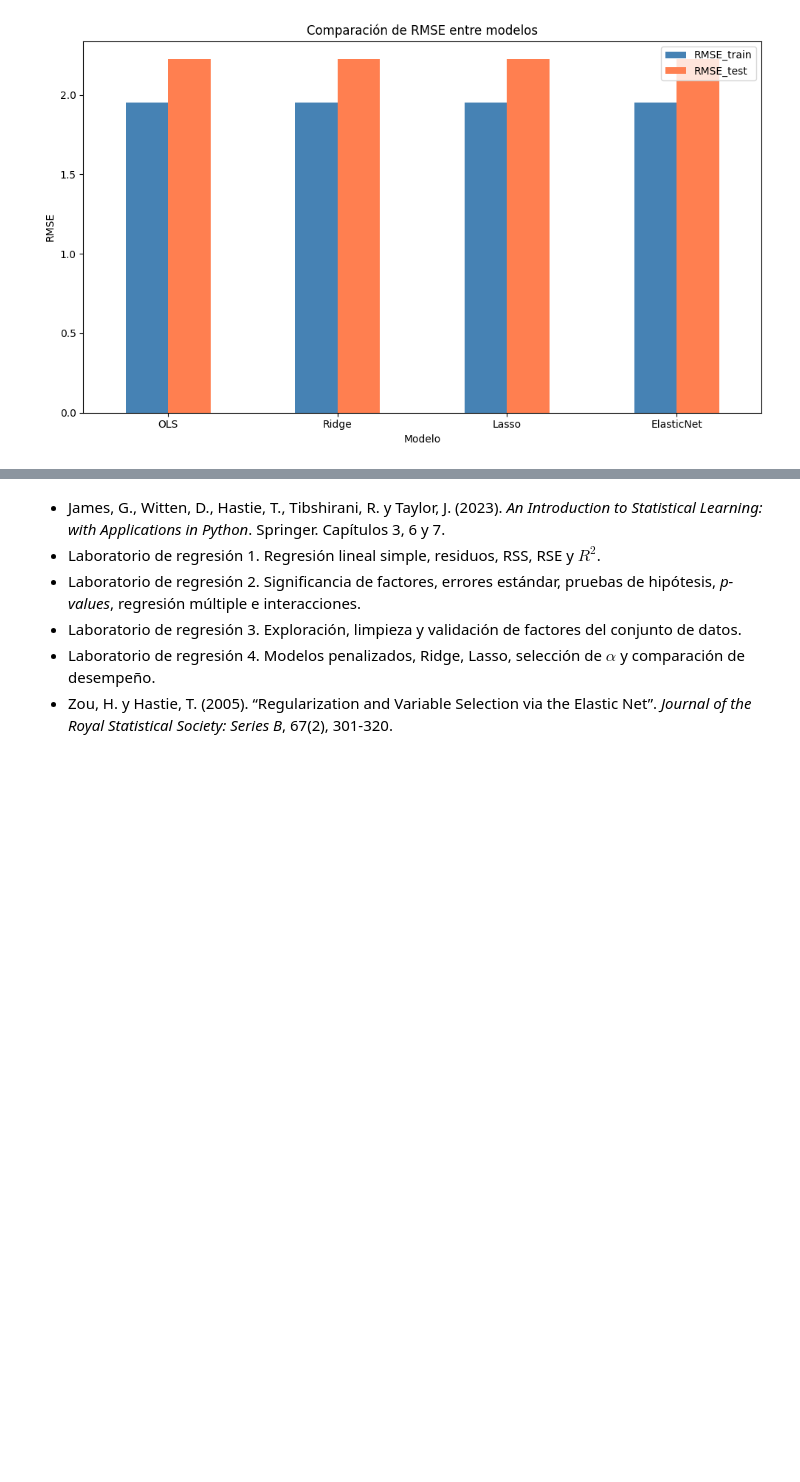
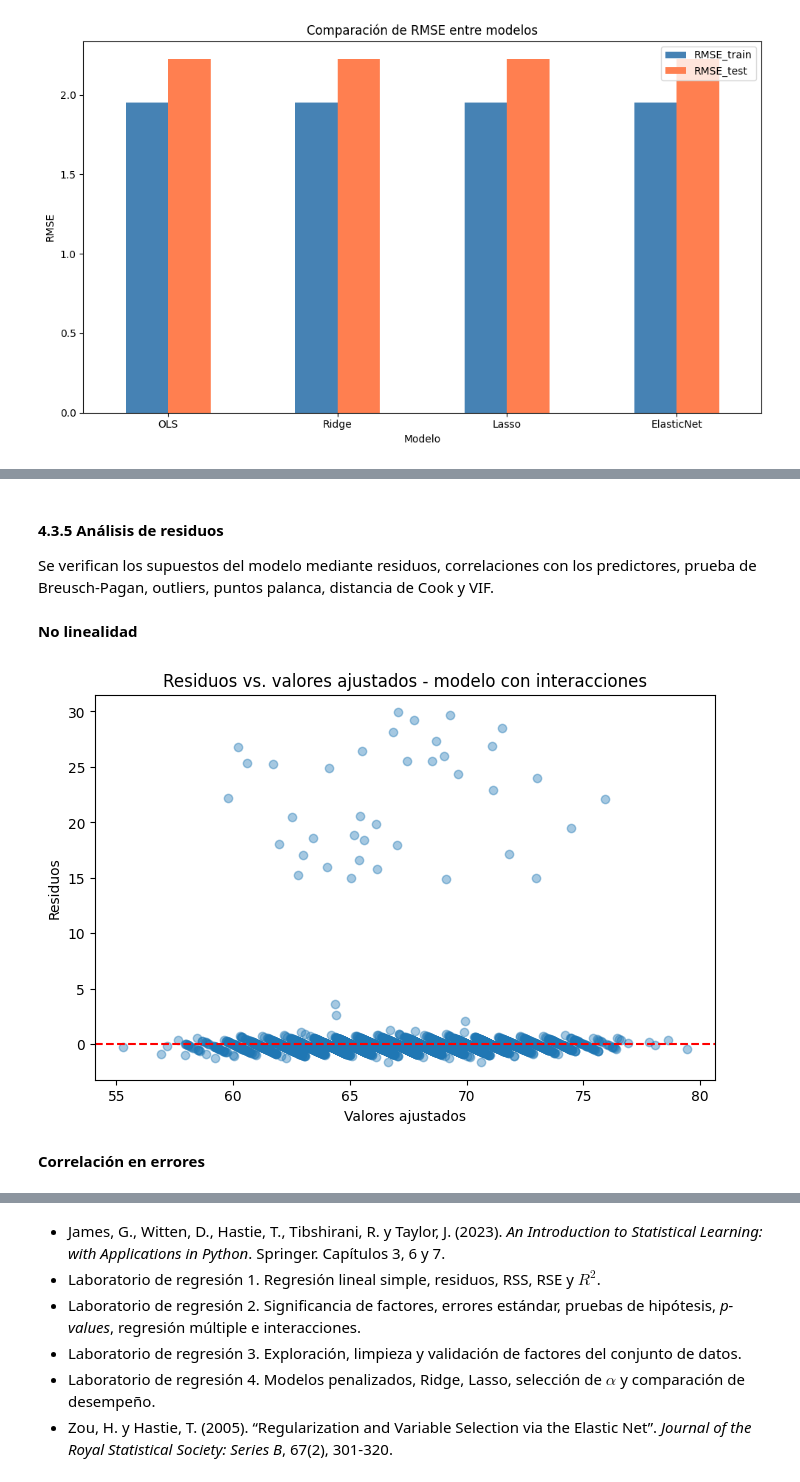
Before and after one commit to juanmoranerre/student-performance-regression, a Jupyter notebook: Proyecto_01.ipynb, the cells around one changed output, grey strips where cells are left out. Drawn from its saved outputs; the diff is of its cells as text; code cells hidden in the pictures; blank space fills up the shorter version.

```diff
--- a/Proyecto_01.ipynb
+++ b/Proyecto_01.ipynb
@@ -972,0 +1419,26 @@ Las magnitudes de los coeficientes presentan valores uniformes (±0.5, ±1.0) y
+# %%
+X_int = df_int.drop(columns=target_col)
+y_int = df_int[target_col]
+
+X_train_int, X_test_int, y_train_int, y_test_int = train_test_split(
+    X_int, y_int, test_size=0.2, random_state=42
+)
+
+preprocessor_int.fit(X_train_int)
+
+X_train_int_trans = preprocessor_int.transform(X_train_int)
+X_test_int_trans = preprocessor_int.transform(X_test_int)
+
+feature_names_int = preprocessor_int.get_feature_names_out()
+
+X_train_int_df = pd.DataFrame(
+    X_train_int_trans,
+    columns=feature_names_int,
+    index=X_train_int.index
+)
+
+X_train_int_const = sm.add_constant(X_train_int_df, has_constant='add')
+
+model_int = sm.OLS(y_train_int, X_train_int_const).fit()
+
+print(model_int.summary())
@@ -972,0 +1463,21 @@ Las magnitudes de los coeficientes presentan valores uniformes (±0.5, ±1.0) y
+# %% [markdown]
+#### 4.3.5 Análisis de residuos
+
+Se verifican los supuestos del modelo mediante residuos, correlaciones con los predictores, prueba de Breusch-Pagan, outliers, puntos palanca, distancia de Cook y VIF.
+# %% [markdown]
+**No linealidad**
+# %%
+fitted_int = model_int.fittedvalues
+residuals_int = model_int.resid
+
+plt.figure(figsize=(8, 5))
+plt.scatter(fitted_int, residuals_int, alpha=0.4)
+plt.axhline(0, color='red', linestyle='--')
+plt.xlabel('Valores ajustados')
+plt.ylabel('Residuos')
+plt.title('Residuos vs. valores ajustados - modelo con interacciones')
+plt.show()
+# %% [output]
+[figure, added]
+# %% [markdown]
+**Correlación en errores**
```
Also changed, not shown: parts of 126 cells of this notebook, 5 other files.
